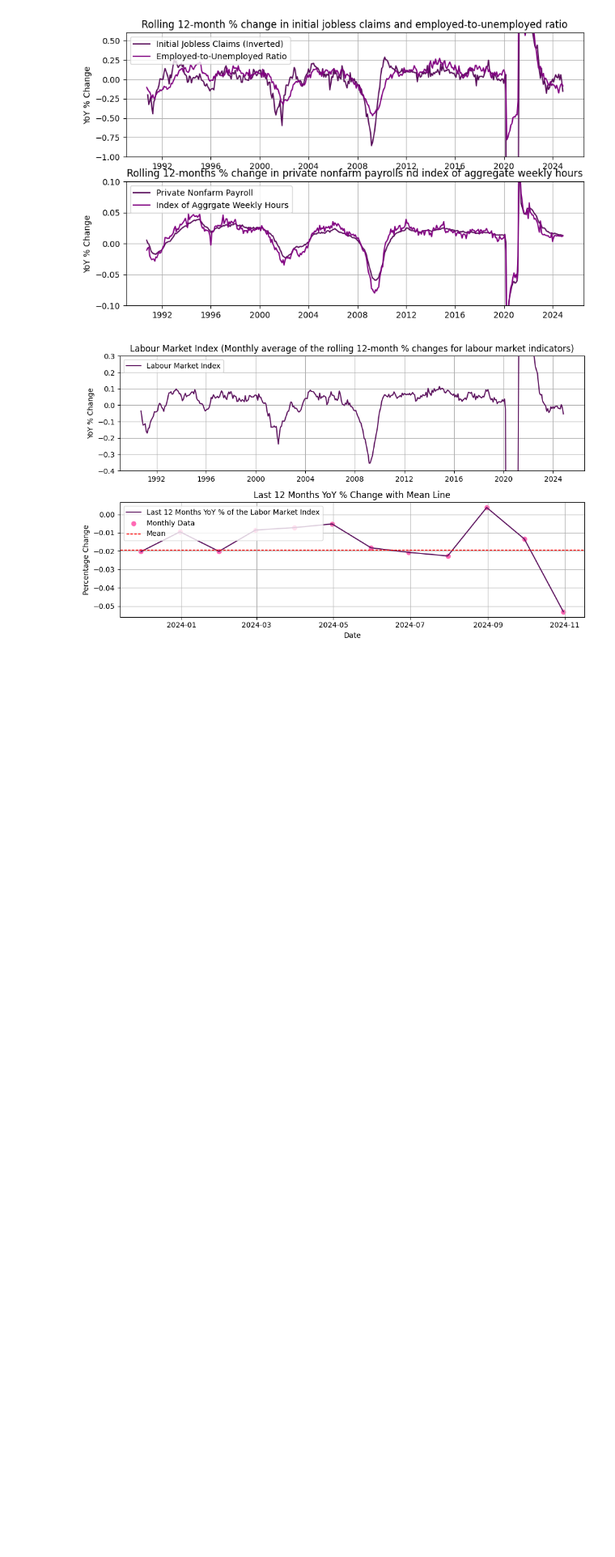
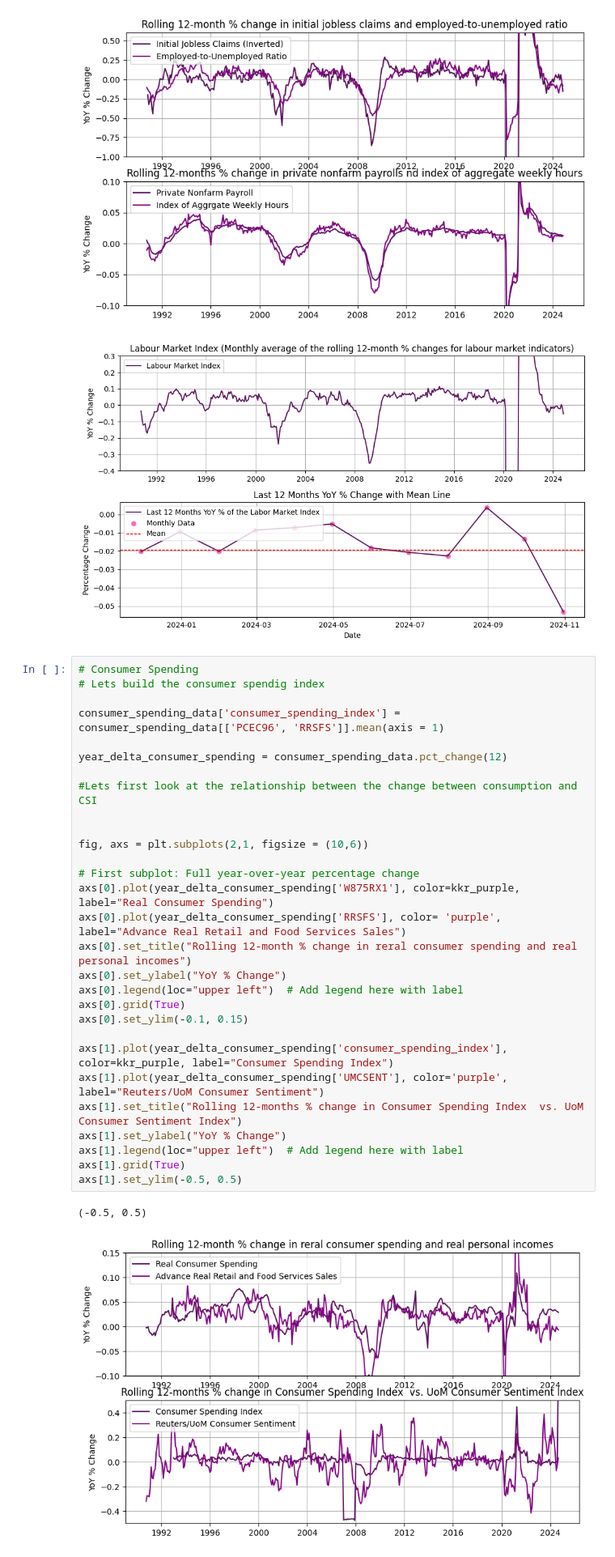
Before and after one commit to JeremyPapageorges/Nowcasting-the-Business-Cycle, a Jupyter notebook: Master.ipynb, the cells around one changed output. Shown at 81% size. Saved outputs shown, nothing was run; the diff lists cells and outputs as text; blank space fills up the shorter version.

Commit message:
Patch: Worked on Consumer Spending side of the equation

```diff
--- a/Master.ipynb
+++ b/Master.ipynb
@@ -329,3 +329,35 @@ plt.show
 <function matplotlib.pyplot.show(close=None, block=None)>
 [figure]
 [figure]
+# %%
+# Consumer Spending
+# Lets build the consumer spendig index
+
+consumer_spending_data['consumer_spending_index'] = consumer_spending_data[['PCEC96', 'RRSFS']].mean(axis = 1)
+
+year_delta_consumer_spending = consumer_spending_data.pct_change(12)
+
+#Lets first look at the relationship between the change between consumption and CSI
+
+
+fig, axs = plt.subplots(2,1, figsize = (10,6))
+
+# First subplot: Full year-over-year percentage change
+axs[0].plot(year_delta_consumer_spending['W875RX1'], color=kkr_purple, label="Real Consumer Spending")
+axs[0].plot(year_delta_consumer_spending['RRSFS'], color= 'purple', label="Advance Real Retail and Food Services Sales")
+axs[0].set_title("Rolling 12-month % change in reral consumer spending and real personal incomes")
+axs[0].set_ylabel("YoY % Change")
+axs[0].legend(loc="upper left")  # Add legend here with label
+axs[0].grid(True)
+axs[0].set_ylim(-0.1, 0.15)
+
+axs[1].plot(year_delta_consumer_spending['consumer_spending_index'], color=kkr_purple, label="Consumer Spending Index")
+axs[1].plot(year_delta_consumer_spending['UMCSENT'], color='purple', label="Reuters/UoM Consumer Sentiment")
+axs[1].set_title("Rolling 12-months % change in Consumer Spending Index  vs. UoM Consumer Sentiment Index")
+axs[1].set_ylabel("YoY % Change")
+axs[1].legend(loc="upper left")  # Add legend here with label
+axs[1].grid(True)
+axs[1].set_ylim(-0.5, 0.5)
+# %% [output]
+(-0.5, 0.5)
+[figure, added]
```
